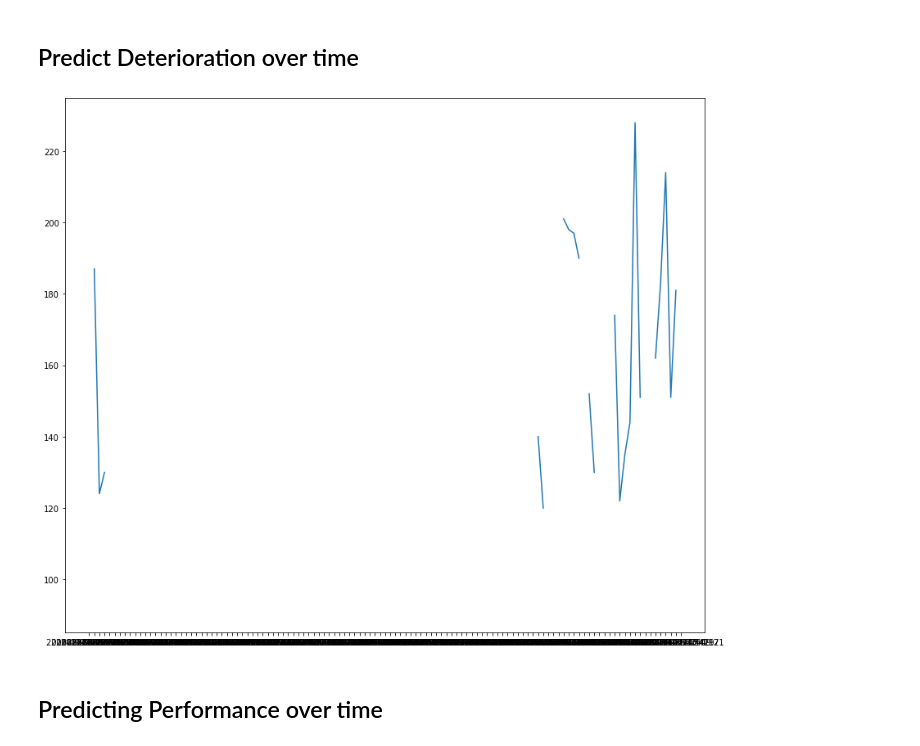
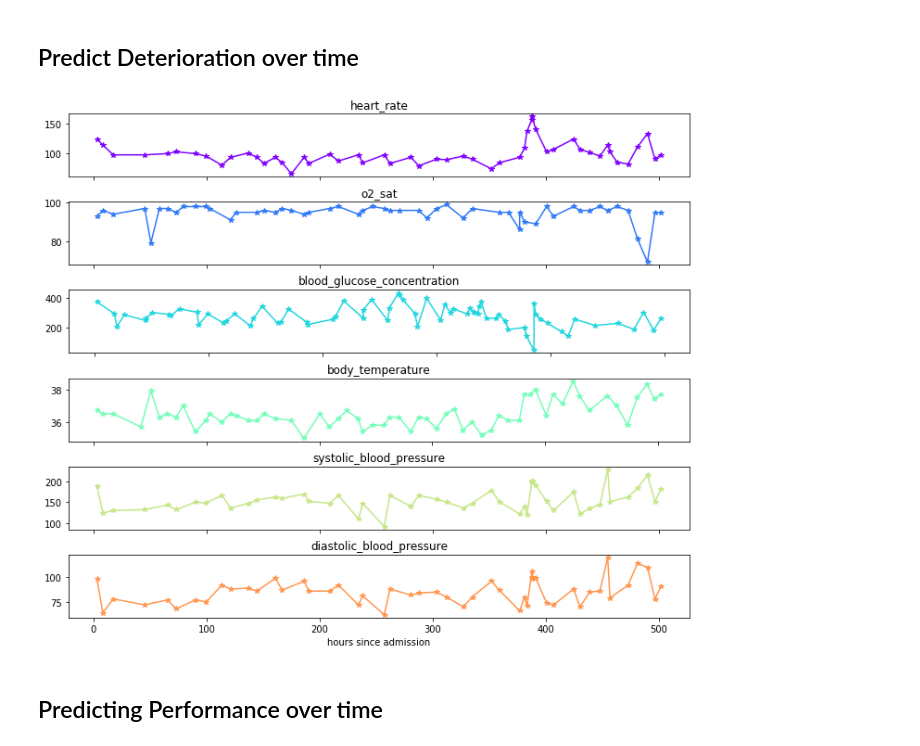
Before and after one commit to tufts-ml/time_series_prediction, a Jupyter notebook: scripts/madrid/notebooks/general_debugging_notebook.ipynb, the cells around one changed output. Drawn from its saved outputs; the diff is of its cells as text; code cells hidden in the pictures.

```diff
--- a/scripts/madrid/notebooks/debugging_notebook.ipynb
+++ b/scripts/madrid/notebooks/general_debugging_notebook.ipynb
@@ -73,13 +74,33 @@ highfreq_features_dict['fields'] = highfreq_features_dict['schema']['fields']f,
-# %%
-f, axs = plt.subplots(1,1,figsize=(14,12))
-plot_subj = vitals_df[vitals_df.hospital_admission_id==13993]
-axs.plot(plot_subj.timestamp, plot_subj.systolic_blood_pressure)
-plt.show()
-
-# a=vitals_df.groupby(['hospital_admission_id']).count()
-# a[a.patient_id>100]
-# %% [output]
-[figure, removed]
+# %%
+vitals = ['heart_rate','o2_sat',
+          'blood_glucose_concentration', 'body_temperature',
+          'systolic_blood_pressure', 'diastolic_blood_pressure'
+         ]
+f, axs = plt.subplots(len(vitals),1,figsize=(12,10))
+plot_subj = vitals_df[vitals_df.hospital_admission_id==13993]
+
+
+
+color=cm.rainbow(np.linspace(0,0.8,len(vitals)))
+for p,vital in enumerate(vitals):
+
+    x = plot_subj.hours_since_admission
+    y = plot_subj[vital]
+    mask = np.isfinite(y)
+    axs[p].plot(x[mask], y[mask], c=color[p,:], marker = '*')
+    axs[p].set_title(vital)
+    axs[p].set_xlabel('hours since admission')
+    if p!=len(vitals)-1:
+        axs[p].set_xticklabels([''])
+        axs[p].set_xlabel('')
+plt.subplots_adjust(hspace=0.4)
+plt.show()
+
+
+# a=vitals_df.groupby(['hospital_admission_id']).count()
+# a[a.patient_id>100]
+# %% [output]
+[figure, added]
 # %%
 short_stay_subj = short_stay_ids_df[short_stay_ids_df['hospital_admission_id']==13135366].copy().reset_index(drop=True)
 short_stay_subj_highfreq_features_df = pd.merge(short_stay_highfreq_df, short_stay_subj)
```
Also changed, not shown: parts of 2 cells of this notebook, 12 other files.
